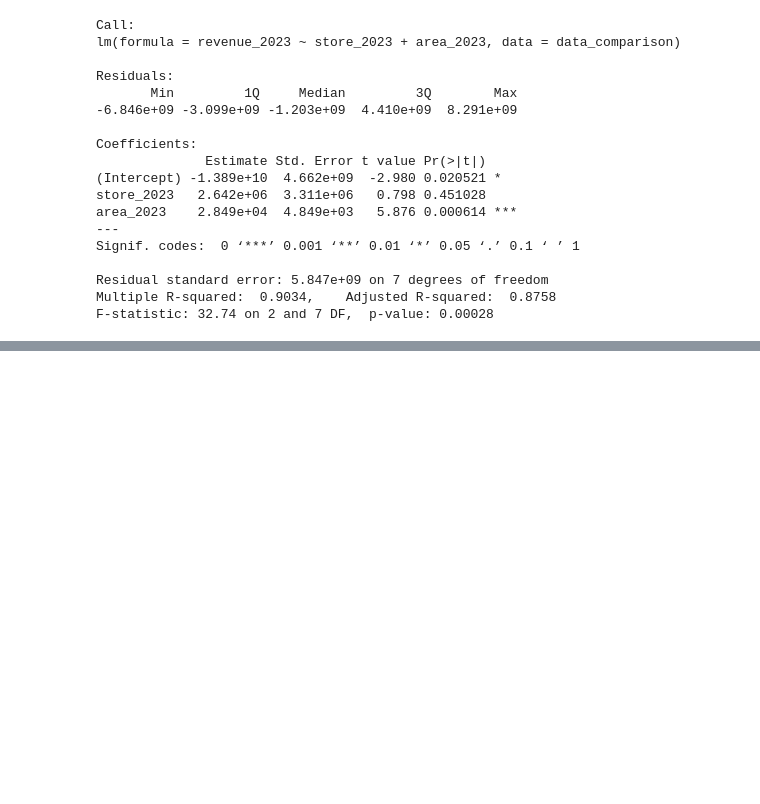
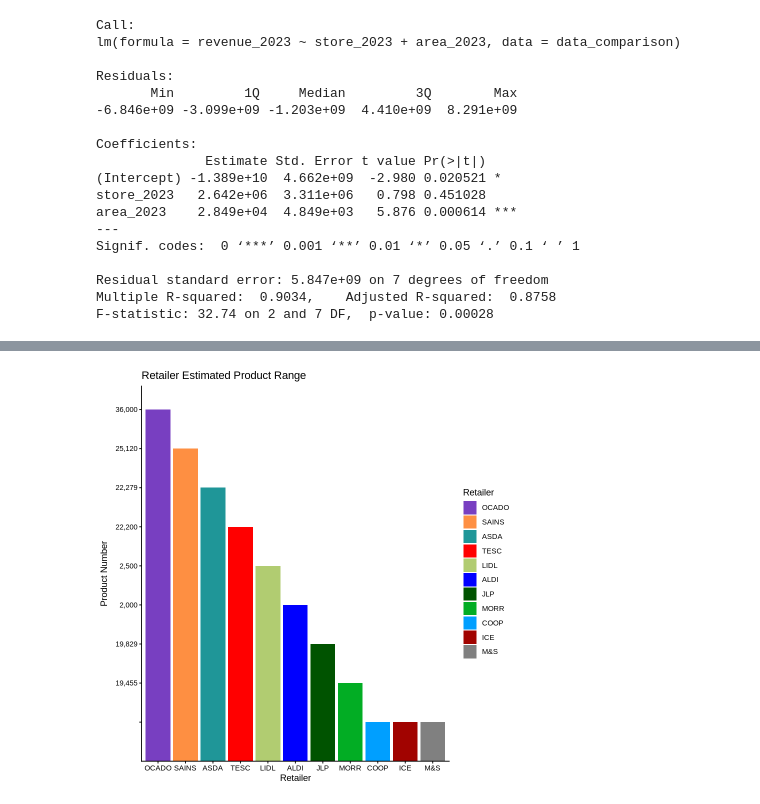
Before and after one commit to davidmkidd/UK-Supermarket-Carbon-Emissions, a Jupyter notebook: UKSmktComp_UK_Supermarket_Retailer.ipynb, the cells around one changed output, grey strips where cells are left out. Saved outputs shown, nothing was run; the diff lists cells and outputs as text; code cells hidden in the pictures; blank space fills up the shorter version.

```diff
--- a/UKSmktComp_UK_Supermarket_Retailer.ipynb
+++ b/UKSmktComp_UK_Supermarket_Retailer.ipynb
@@ -719,0 +533,14 @@ Next: [Clean Store Data](UKSmktComp_Stores_Cleaning.ipynb)
+# %%
+# Retailer Cost Index
+data_ordered <- data %>%
+  mutate(retailer_code = forcats::fct_reorder(retailer_code, range_sku, .desc = TRUE))
+
+ggplot(data_ordered, aes(x = retailer_code, y = range_sku, fill = retailer_code)) +
+  geom_col()  +
+  ggtitle("Retailer Estimated Product Range") +
+  xlab("Retailer") +
+  ylab("Product Number") +
+  scale_fill_manual(name = "Retailer", values = pal) +
+  theme_classic()
+# %% [output]
+[figure, added]
```
Also changed, not shown: parts of 72 cells of this notebook.
